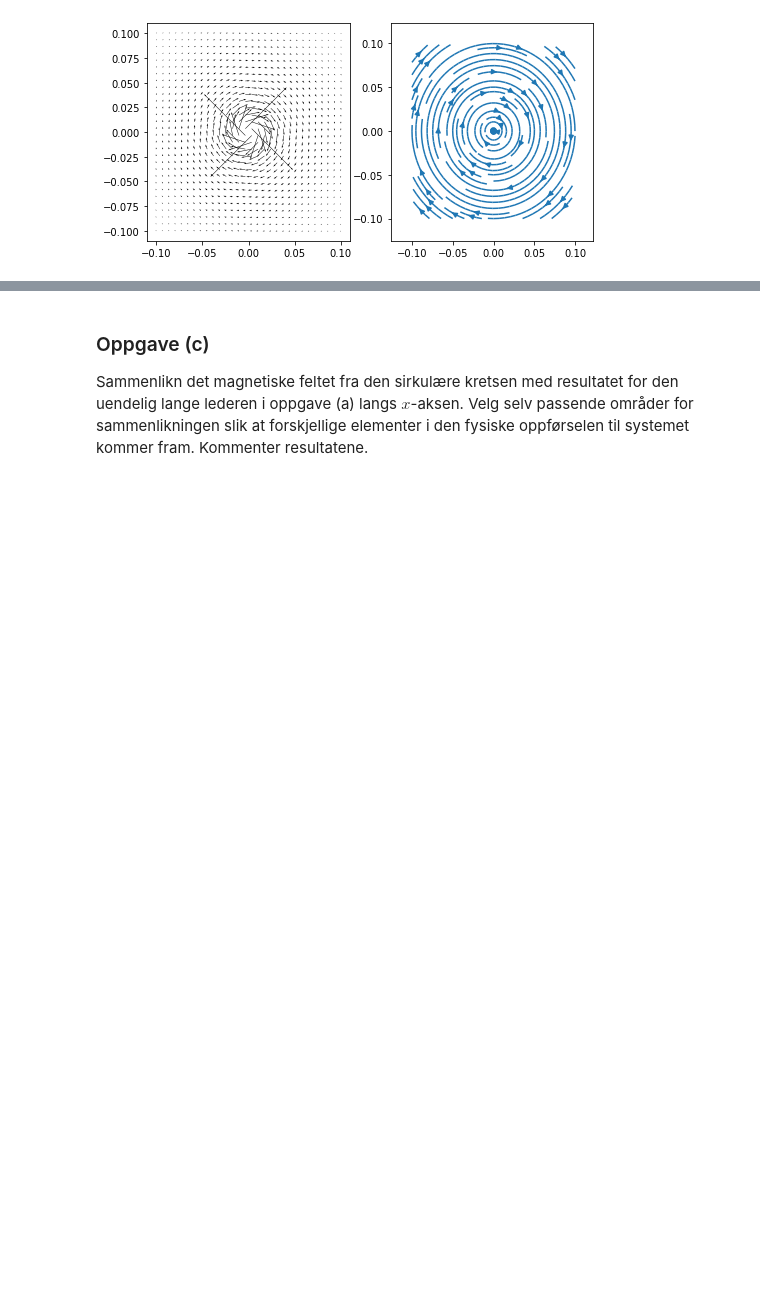
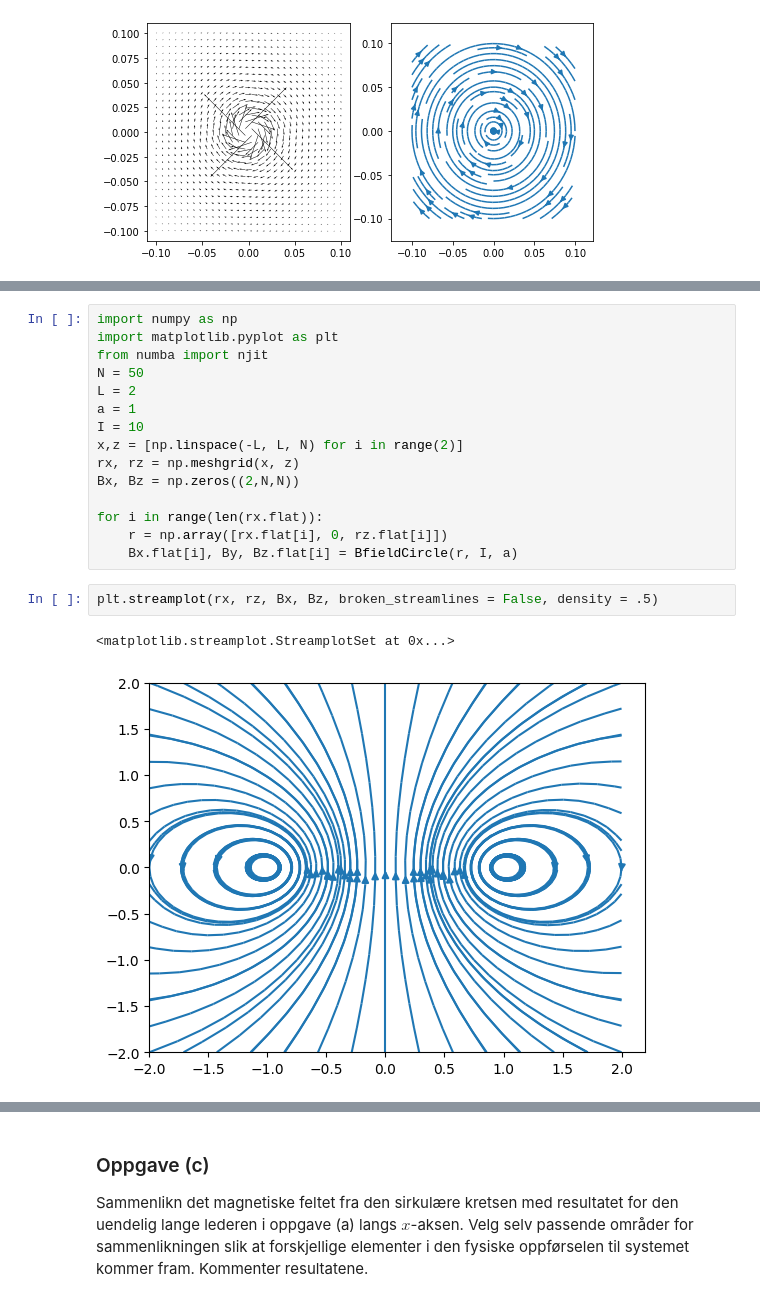
Before and after one commit to Oskar-Idland/FYS-1120, a Jupyter notebook: fys1120-prove-oppgave2.ipynb, the cells around one changed output, grey strips where cells are left out. Cells and saved outputs as stored; diff of their text form; blank space fills up the shorter version.

```diff
--- a/fys1120-prove-oppgave2.ipynb
+++ b/fys1120-prove-oppgave2.ipynb
@@ -66,0 +81,20 @@ Skriv et program som finner det magnetiske feltet fra en sirkelformet krets med
+# %%
+import numpy as np
+import matplotlib.pyplot as plt
+from numba import njit
+N = 50
+L = 2
+a = 1
+I = 10
+x,z = [np.linspace(-L, L, N) for i in range(2)]
+rx, rz = np.meshgrid(x, z)
+Bx, Bz = np.zeros((2,N,N))
+
+for i in range(len(rx.flat)):
+    r = np.array([rx.flat[i], 0, rz.flat[i]])
+    Bx.flat[i], By, Bz.flat[i] = BfieldCircle(r, I, a)
+# %%
+plt.streamplot(rx, rz, Bx, Bz, broken_streamlines = False, density = .5)
+# %% [output]
+<matplotlib.streamplot.StreamplotSet at 0x...>
+[figure, added]
```
Also changed, not shown: parts of 15 cells of this notebook, 43 other files.
